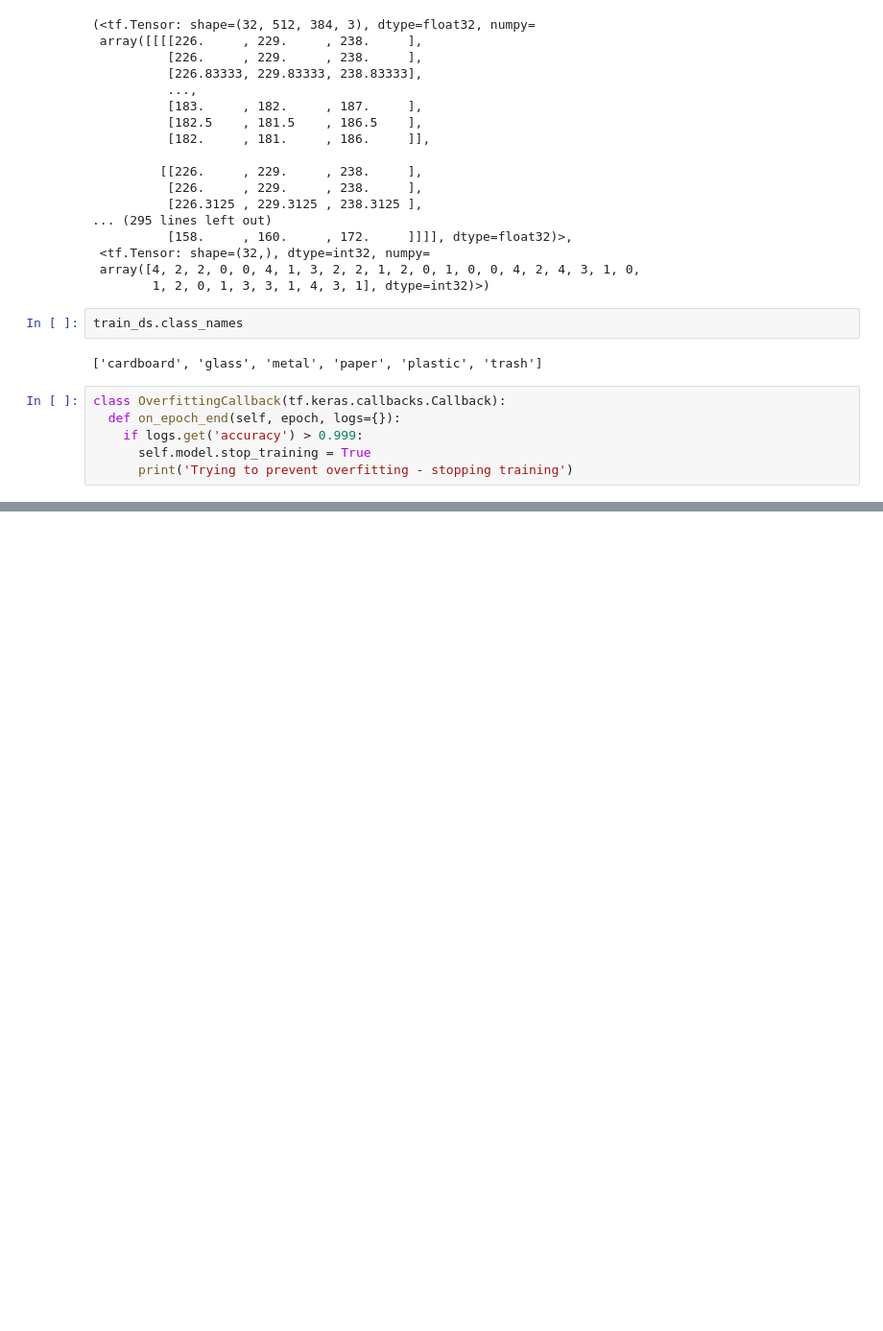
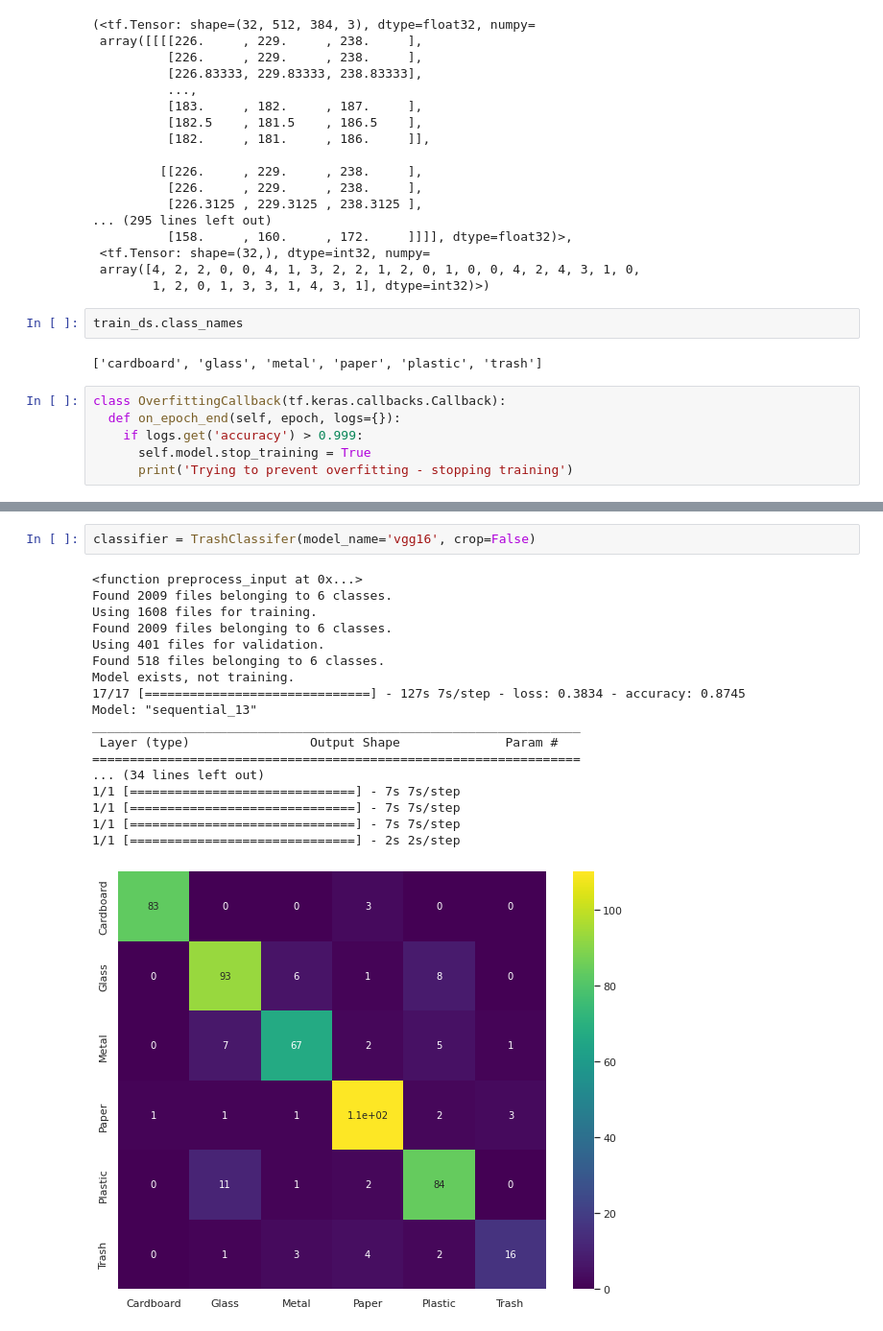
Before and after one commit to sarpu/ML2_final, a Jupyter notebook: Copy_of_Trash_Classification_CNN.ipynb, the cells around one changed output, grey strips where cells are left out. Shown at 96% size. Cells and saved outputs as stored; diff of their text form; blank space fills up the shorter version.

```diff
--- a/Copy_of_Trash_Classification_CNN.ipynb
+++ b/Copy_of_Trash_Classification_CNN.ipynb
@@ -315,3 +420,24 @@ class TrashClassifer():
+# %%
+classifier = TrashClassifer(model_name='vgg16', crop=False)
+# %% [output]
+<function preprocess_input at 0x...>
+Found 2009 files belonging to 6 classes.
+Using 1608 files for training.
+Found 2009 files belonging to 6 classes.
+Using 401 files for validation.
+Found 518 files belonging to 6 classes.
+Model exists, not training.
+17/17 [==============================] - 127s 7s/step - loss: 0.3834 - accuracy: 0.8745
+Model: "sequential_13"
+_________________________________________________________________
+ Layer (type)                Output Shape              Param #
+=================================================================
+... (34 lines left out)
+1/1 [==============================] - 7s 7s/step
+1/1 [==============================] - 7s 7s/step
+1/1 [==============================] - 7s 7s/step
+1/1 [==============================] - 2s 2s/step
+[figure, added]
 # %%
 classifier = TrashClassifer(model_name='mobilenet', crop=False)
 # %% [output]
```
Also changed, not shown: parts of 12 cells of this notebook, 25 other files.
